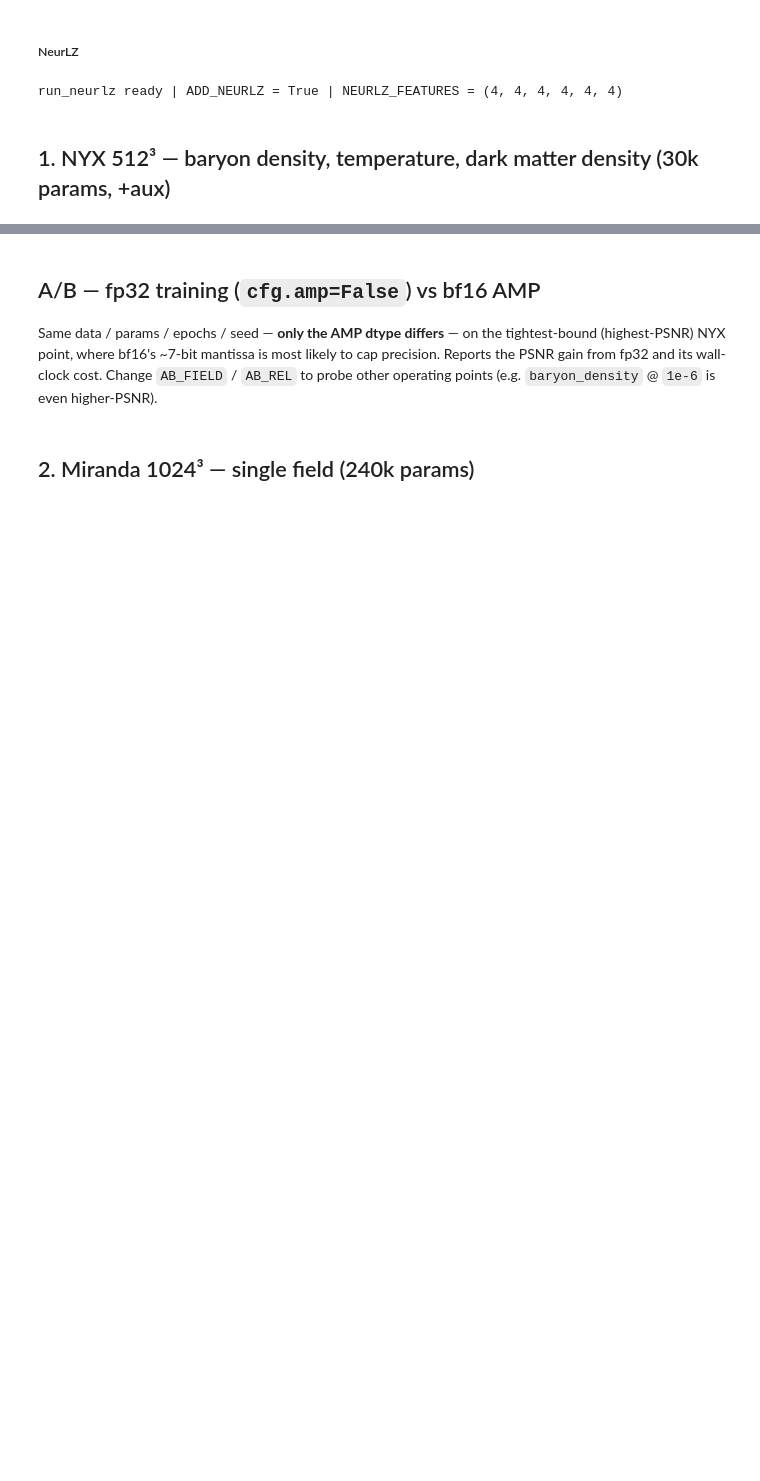
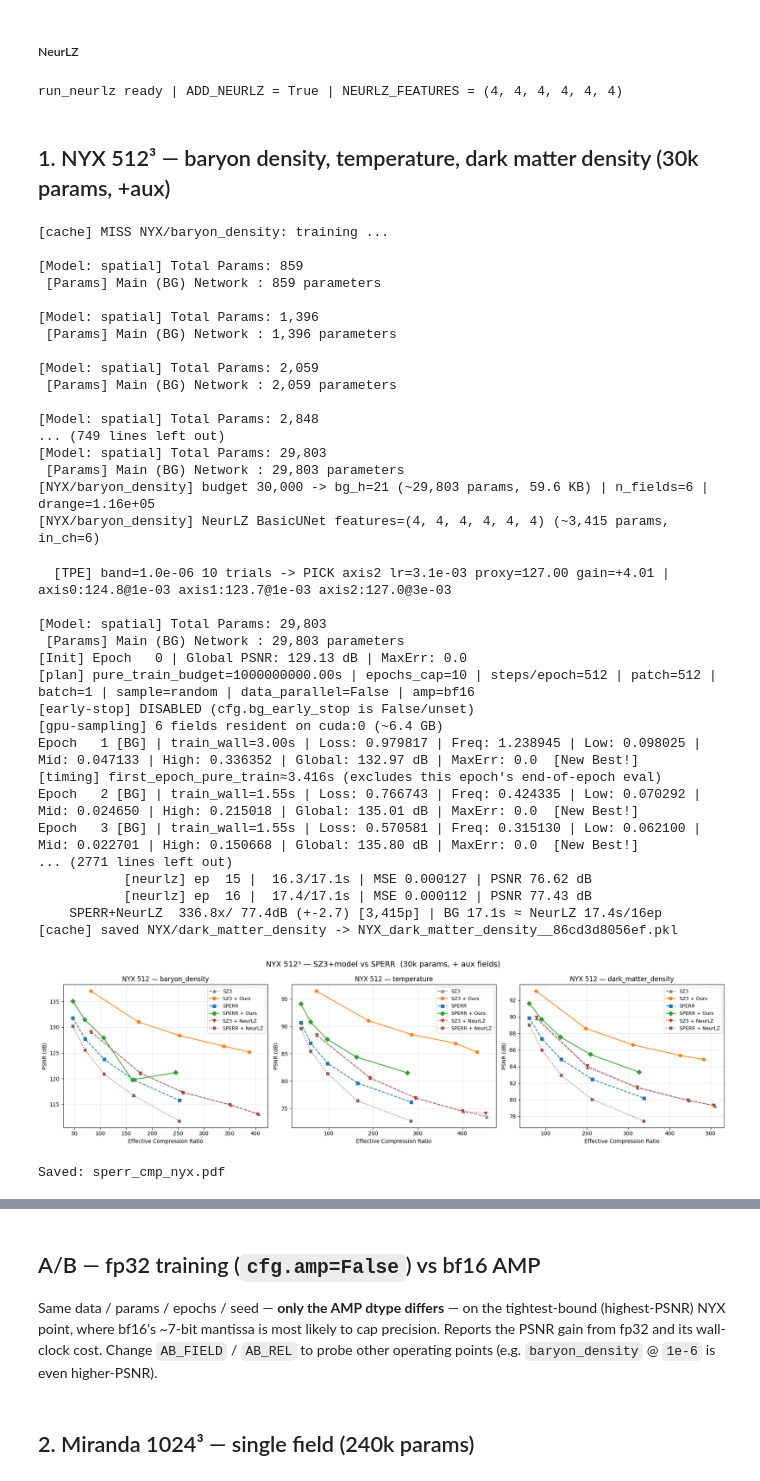
Before and after one commit to SamLai0509/Final_design_for_BO_adaptive_compression, a Jupyter notebook: SPERR/SPERR.ipynb, the cells around one changed output, grey strips where cells are left out. Cells and saved outputs as stored; diff of their text form; code cells hidden in the pictures; blank space fills up the shorter version.

```diff
--- a/SPERR/SPERR.ipynb
+++ b/SPERR/SPERR.ipynb
@@ -35,7 +35,7 @@ from bg_shard import pick_bg_h_under_budget
 device    = torch.device("cuda:0" if torch.cuda.is_available() else "cpu")
 sz_engine = SZ(SZ3_LIB)
 BYTES_PER_PARAM = 2          # model weights stored as bf16
-SEED = 17   # shared seed: NeurLZ + BG pipeline use the same SEED
+SEED = 17   # shared seed: NeurLZ + BG pipeline use the same SEED (== neurlz/train.py's set_seed(17))
 import random as _random
 def set_seed(s=SEED):
     torch.manual_seed(s); np.random.seed(s); _random.seed(s)
@@ -77,6 +77,26 @@ def run_sperr(data_file, target_gt, shape, drange, target_psnr):
             os.remove(f)
     return cr, psnr, recon, nbytes
 
+
+def _sperr_psnr_for_cr(data_file, target_gt, shape, drange, target_cr,
+                       lo=1.0, hi=250.0, iters=10):
+    """Binary-search the SPERR --psnr target whose effective CR ~= target_cr.
+    CR rises as the PSNR target falls, so we bisect on the PSNR target."""
+    for _ in range(iters):
+        mid = 0.5 * (lo + hi)
+        cr, _, _, _ = run_sperr(data_file, target_gt, shape, drange, mid)
+        if cr is None:
+            lo = mid; continue
+        if cr > target_cr:      # too much CR -> need a higher PSNR target
+            lo = mid
+        else:
+            hi = mid
+    return 0.5 * (lo + hi)
+
+# ── Phase-1 proxy downsample: the BO autotune (Phase 1) samples a 2x in-plane
+#    downsampled proxy; Phase 2 trains on the FULL-resolution volume.
+PROXY_DS = 2   # 2x downsample on ALL axes (x,y,z) for the Phase-1 proxy only (set 1 to disable)
+
 print("Setup ready | device:", device)
 # %% [output]
 Setup ready | device: cuda:0
@@ -488,33 +650,70 @@ run_neurlz ready | ADD_NEURLZ = True | NEURLZ_FEATURES = (4, 4, 4, 4, 4, 4)
 # %%
 NYX_DIR   = "/home/sam/Halo_Finder/halo_finder_v1/SDRBENCH-EXASKY-NYX-512x512x512/origin/"
 NYX_SHAPE = (512, 512, 512)
 NYX_ALL   = ["baryon_density", "dark_matter_density", "temperature",
              "velocity_x", "velocity_y", "velocity_z"]
 NYX_TARGETS = ["baryon_density", "temperature", "dark_matter_density"]
 # Per-field rel_err: baryon density needs much tighter bounds than temperature /
 # dark matter density (different dynamic ranges / compressibility).
 NYX_REL = {
     "baryon_density":      [1e-6, 3e-6, 5e-6, 7e-6, 9e-6],
-    "temperature":         [1e-4, 3e-4, 5e-4, 7e-4, 9e-4],
-    "dark_matter_density": [1e-4, 3e-4, 5e-4, 7e-4, 9e-4],
+    "temperature":         [1e-4, 3e-4, 5e-4, 7e-4, 8e-4],
+    "dark_matter_density": [1e-4, 3e-4, 5e-4, 7e-4, 8e-4],
 }
-NYX_PARAMS, NYX_EPOCHS, NYX_SPERR_OFF = 30000, 20, 20.0
-NYX_SPERR_EXTRA_SPAN, NYX_SPERR_NEXTRA = 8.0, 0   # 5 rel + 2 extra = 7 SPERR points
+NYX_PARAMS, NYX_EPOCHS, NYX_SPERR_OFF = 30000, 10, 19.0
+NYX_SPERR_EXTRA_SPAN, NYX_SPERR_NEXTRA = 7, 0   # 5 rel + 2 extra = 7 SPERR points
 
 fig, axes = plt.subplots(1, 3, figsize=(18, 5))
 for i, tname in enumerate(NYX_TARGETS):
     tgt = np.fromfile(NYX_DIR + tname + ".f32", dtype=np.float32).reshape(NYX_SHAPE)
     aux = [np.memmap(NYX_DIR + a + ".f32", dtype=np.float32, mode="r", shape=NYX_SHAPE)
            for a in NYX_ALL if a != tname]
-    r = bench_field(f"NYX/{tname}", tgt, NYX_DIR + tname + ".f32", aux, NYX_SHAPE,
+    r = cached_bench_field(f"NYX/{tname}", tgt, NYX_DIR + tname + ".f32", aux, NYX_SHAPE,
                     NYX_REL[tname], NYX_PARAMS, NYX_EPOCHS, sperr_psnr_offset=NYX_SPERR_OFF,
                     sperr_extra_span=NYX_SPERR_EXTRA_SPAN, sperr_n_extra=NYX_SPERR_NEXTRA)
     plot_panel(axes[i], r, f"NYX 512 — {tname}")
     del tgt, aux
     torch.cuda.empty_cache() if torch.cuda.is_available() else None
 
 fig.suptitle("NYX 512³ — SZ3+model vs SPERR  (30k params, + aux fields)", fontsize=14)
 plt.tight_layout()
 plt.savefig("sperr_cmp_nyx.pdf", dpi=150, bbox_inches="tight")
 plt.show()
 print("Saved: sperr_cmp_nyx.pdf")
+# %% [output]
+[cache] MISS NYX/baryon_density: training ...
+
+[Model: spatial] Total Params: 859
+ [Params] Main (BG) Network : 859 parameters
+
+[Model: spatial] Total Params: 1,396
+ [Params] Main (BG) Network : 1,396 parameters
+
+[Model: spatial] Total Params: 2,059
+ [Params] Main (BG) Network : 2,059 parameters
+
+[Model: spatial] Total Params: 2,848
+... (749 lines left out)
+[Model: spatial] Total Params: 29,803
+ [Params] Main (BG) Network : 29,803 parameters
+[NYX/baryon_density] budget 30,000 -> bg_h=21 (~29,803 params, 59.6 KB) | n_fields=6 | drange=1.16e+05
+[NYX/baryon_density] NeurLZ BasicUNet features=(4, 4, 4, 4, 4, 4) (~3,415 params, in_ch=6)
+  [TPE] band=1.0e-06 10 trials -> PICK axis2 lr=3.1e-03 proxy=127.00 gain=+4.01 | axis0:124.8@1e-03 axis1:123.7@1e-03 axis2:127.0@3e-03
+
+[Model: spatial] Total Params: 29,803
+ [Params] Main (BG) Network : 29,803 parameters
+[Init] Epoch   0 | Global PSNR: 129.13 dB | MaxErr: 0.0
+[plan] pure_train_budget=1000000000.00s | epochs_cap=10 | steps/epoch=512 | patch=512 | batch=1 | sample=random | data_parallel=False | amp=bf16
+[early-stop] DISABLED (cfg.bg_early_stop is False/unset)
+[gpu-sampling] 6 fields resident on cuda:0 (~6.4 GB)
+Epoch   1 [BG] | train_wall=3.00s | Loss: 0.979817 | Freq: 1.238945 | Low: 0.098025 | Mid: 0.047133 | High: 0.336352 | Global: 132.97 dB | MaxErr: 0.0  [New Best!]
+[timing] first_epoch_pure_train≈3.416s (excludes this epoch's end-of-epoch eval)
+Epoch   2 [BG] | train_wall=1.55s | Loss: 0.766743 | Freq: 0.424335 | Low: 0.070292 | Mid: 0.024650 | High: 0.215018 | Global: 135.01 dB | MaxErr: 0.0  [New Best!]
+Epoch   3 [BG] | train_wall=1.55s | Loss: 0.570581 | Freq: 0.315130 | Low: 0.062100 | Mid: 0.022701 | High: 0.150668 | Global: 135.80 dB | MaxErr: 0.0  [New Best!]
+... (2771 lines left out)
+           [neurlz] ep  15 |  16.3/17.1s | MSE 0.000127 | PSNR 76.62 dB
+           [neurlz] ep  16 |  17.4/17.1s | MSE 0.000112 | PSNR 77.43 dB
+    SPERR+NeurLZ  336.8x/ 77.4dB (+-2.7) [3,415p] | BG 17.1s ≈ NeurLZ 17.4s/16ep
+[cache] saved NYX/dark_matter_density -> NYX_dark_matter_density__86cd3d8056ef.pkl
+[figure, added]
+Saved: sperr_cmp_nyx.pdf
```
Also changed, not shown: parts of 15 cells of this notebook, 27 other files.
